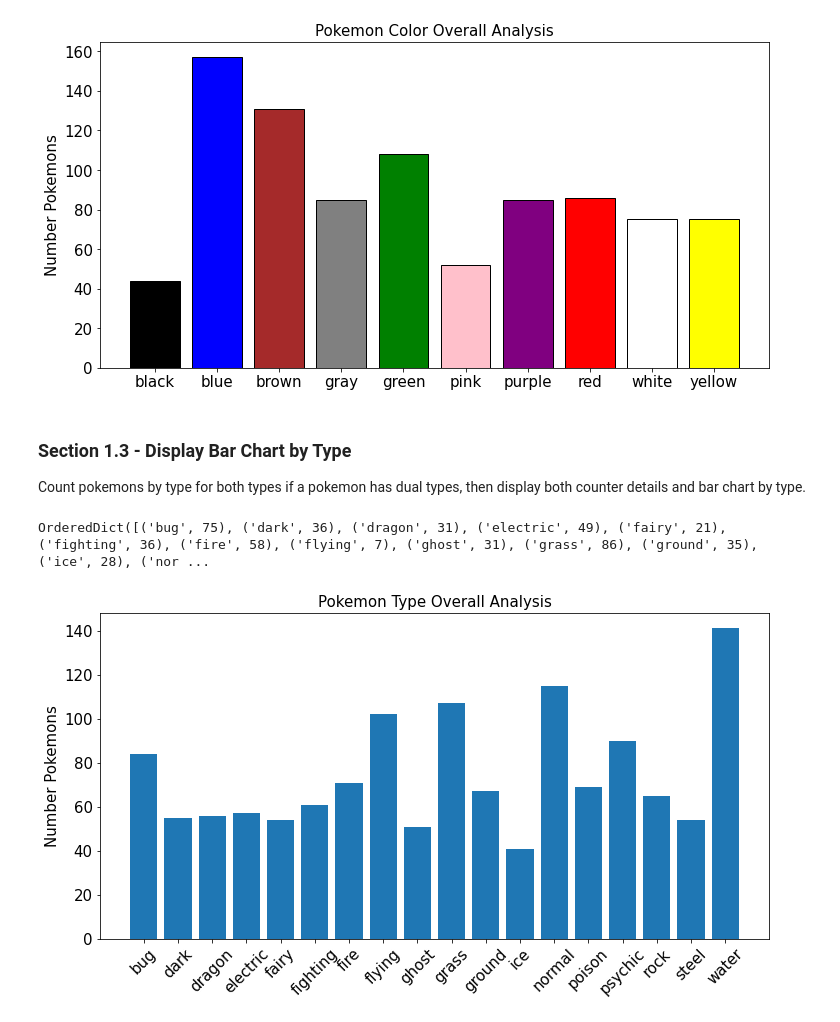
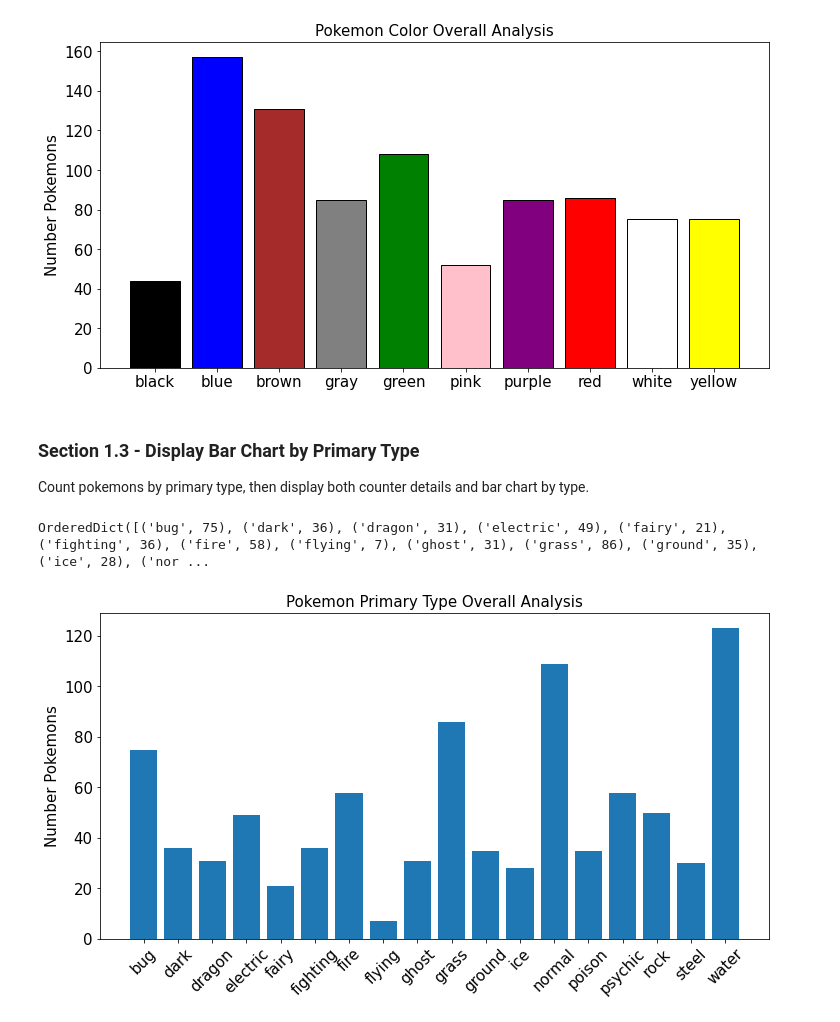
Before and after one commit to Drexel-MS-Y2-DSCI-Group-Projects/dsci521-pokemon-analysis, a Jupyter notebook: basicAnalysis/basicAnalysis.ipynb, the cells around one changed output. Saved outputs shown, nothing was run; the diff lists cells and outputs as text; code cells hidden in the pictures.

Commit message:
2022-05-16 basic analysis with compare

```diff
--- a/basicAnalysis/basicAnalysis.ipynb
+++ b/basicAnalysis/basicAnalysis.ipynb
@@ -72,26 +72,23 @@ plt.show()
 OrderedDict([('black', 44), ('blue', 157), ('brown', 131), ('gray', 85), ('green', 108), ('pink', 52), ('purple', 85), ('red', 86), ('white', 75), ('yellow', 75)])
 [figure]
 # %% [markdown]
-### Section 1.3 - Display Bar Chart by Type
-Count pokemons by type for both types if a pokemon has dual types, then display both counter details and bar chart by type.
+### Section 1.3 - Display Bar Chart by Primary Type
+Count pokemons by primary type, then display both counter details and bar chart by type.
 # %%
 countsType = OrderedDict(sorted(Counter(pokemonDf['type1']).items()))
 print(countsType)
-for type in pokemonDf['type2']:
-    if type != '':
-        countsType[type] += 1
 types = [label for label in countsType.keys()]
 
 bar_fig = plt.figure(figsize = (12, 6))
 plt.bar(x = range(1, len(countsType) + 1), height = list(countsType.values()), tick_label = types)
 
 plt.tick_params(labelsize = 15)
-plt.title("Pokemon Type Overall Analysis", fontsize = 15)
+plt.title("Pokemon Primary Type Overall Analysis", fontsize = 15)
 plt.ylabel("Number Pokemons", fontsize = 15)
 plt.xticks(rotation = 45)
 
 plt.show()
 # %% [output]
 OrderedDict([('bug', 75), ('dark', 36), ('dragon', 31), ('electric', 49), ('fairy', 21), ('fighting', 36), ('fire', 58), ('flying', 7), ('ghost', 31), ('grass', 86), ('ground', 35), ('ice', 28), ('nor ...
-[figure, old version]
+[figure, new version]
 # %% [markdown]
```
Also changed, not shown: parts of 8 cells of this notebook.
